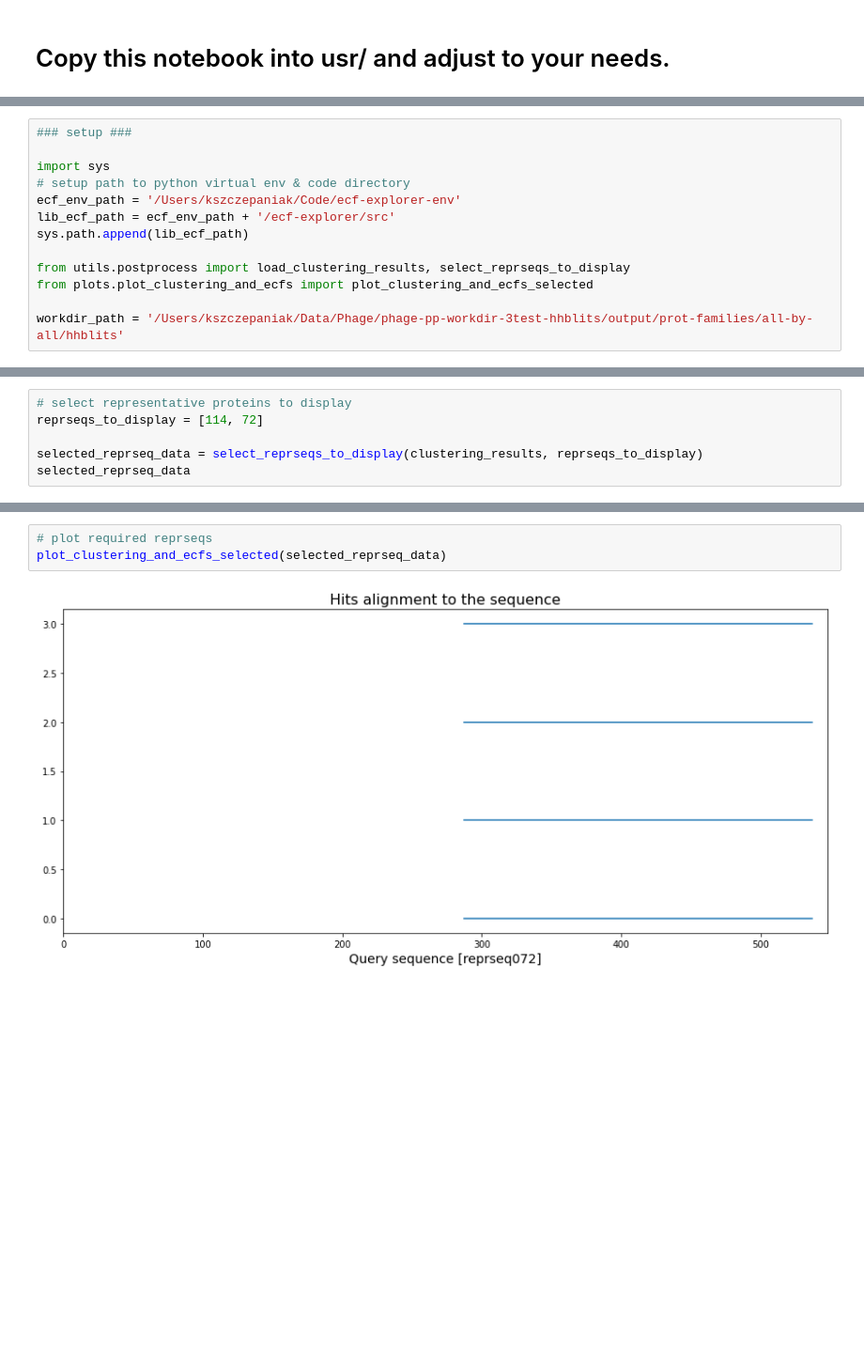
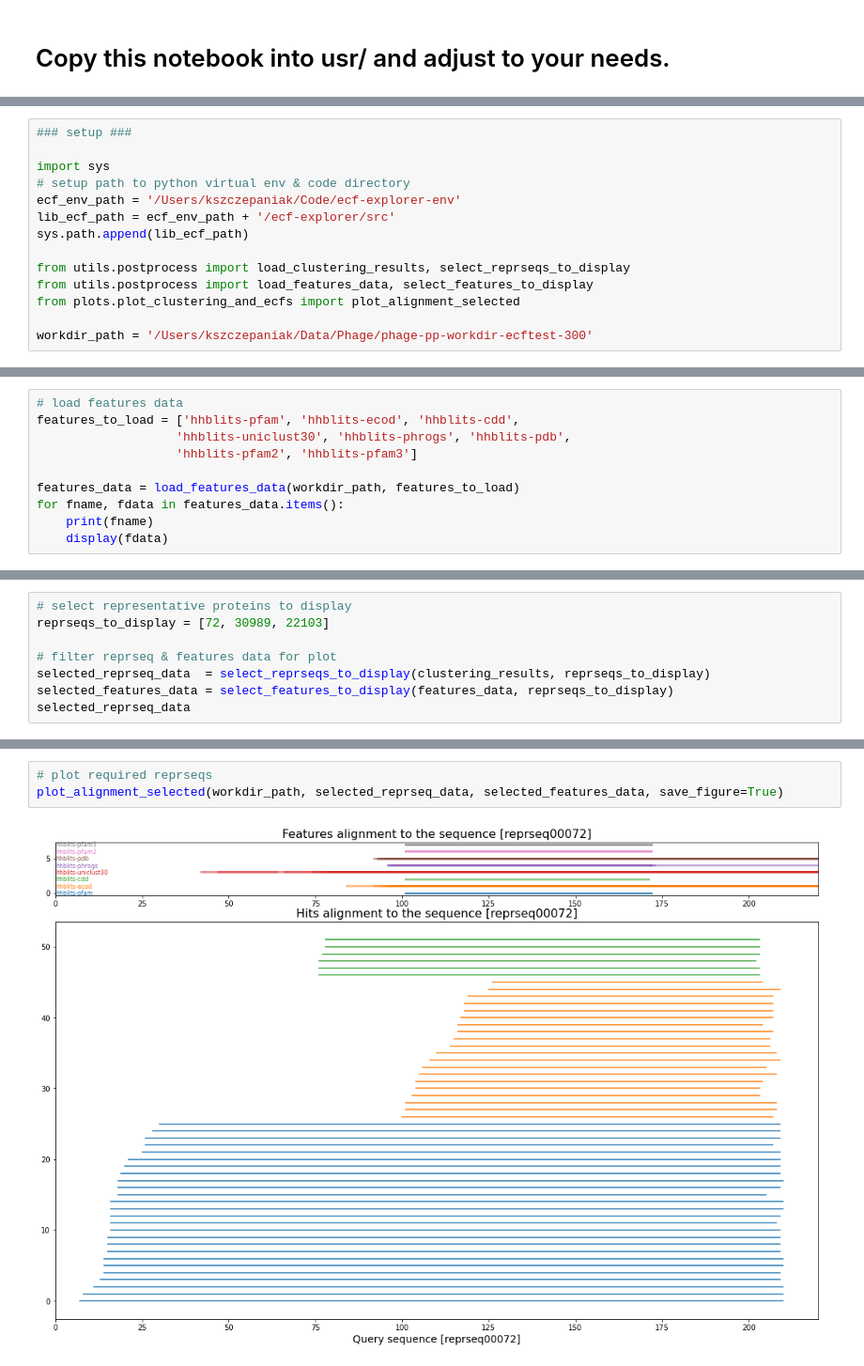
Before and after one commit to bioinf-mcb/ecf-explorer, a Jupyter notebook: notebooks/Example-plot.ipynb, the cells around one changed output, grey strips where cells are left out. Shown at 94% size. Drawn from its saved outputs; the diff is of its cells as text; blank space fills up the shorter version.

Commit message:
add plotting hits & features alignment to query protein

```diff
--- a/notebooks/Example-plot.ipynb
+++ b/notebooks/Example-plot.ipynb
@@ -18,9 +15,10 @@ lib_ecf_path = ecf_env_path + '/ecf-explorer/src'
 sys.path.append(lib_ecf_path)
 
 from utils.postprocess import load_clustering_results, select_reprseqs_to_display
-from plots.plot_clustering_and_ecfs import plot_clustering_and_ecfs_selected
+from utils.postprocess import load_features_data, select_features_to_display
+from plots.plot_clustering_and_ecfs import plot_alignment_selected
 
-workdir_path = '/Users/kszczepaniak/Data/Phage/phage-pp-workdir-3test-hhblits/output/prot-families/all-by-all/hhblits'
+workdir_path = '/Users/kszczepaniak/Data/Phage/phage-pp-workdir-ecftest-300'
 # %%
 # load dataset of hits with annotated clusters
 
@@ -42,0 +41,10 @@ clustering_results
+# %%
+# load features data
+features_to_load = ['hhblits-pfam', 'hhblits-ecod', 'hhblits-cdd',
+                   'hhblits-uniclust30', 'hhblits-phrogs', 'hhblits-pdb',
+                   'hhblits-pfam2', 'hhblits-pfam3']
+
+features_data = load_features_data(workdir_path, features_to_load)
+for fname, fdata in features_data.items():
+    print(fname)
+    display(fdata)
@@ -43,8 +109,10 @@ clustering_results
 # %%
 # select representative proteins to display
-reprseqs_to_display = [114, 72]
+reprseqs_to_display = [72, 30989, 22103]
 
-selected_reprseq_data = select_reprseqs_to_display(clustering_results, reprseqs_to_display)
+# filter reprseq & features data for plot
+selected_reprseq_data  = select_reprseqs_to_display(clustering_results, reprseqs_to_display)
+selected_features_data = select_features_to_display(features_data, reprseqs_to_display)
 selected_reprseq_data
 # %% [output]
 |  | qname | qstart | qend | qlength | sname | sstart | send | slength | pident | bitscore | eval | ... |
@@ -64,5 +131,5 @@ selected_reprseq_data
 # %%
 # plot required reprseqs
-plot_clustering_and_ecfs_selected(selected_reprseq_data)
+plot_alignment_selected(workdir_path, selected_reprseq_data, selected_features_data, save_figure=True)
 # %% [output]
-[figure, old version]
+[figure, new version]
```
Also changed, not shown: parts of 5 cells of this notebook, 4 other files.
